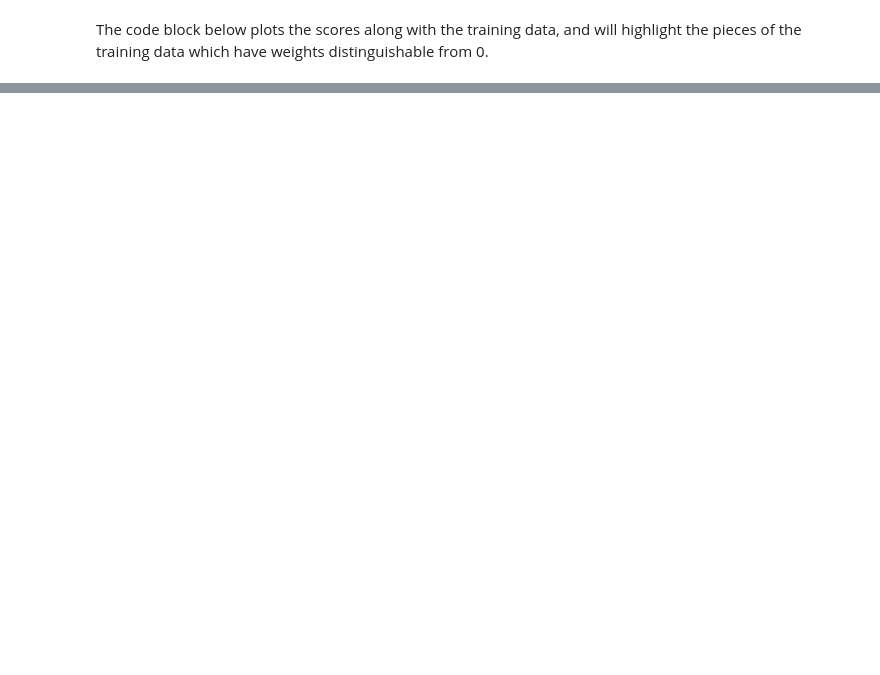
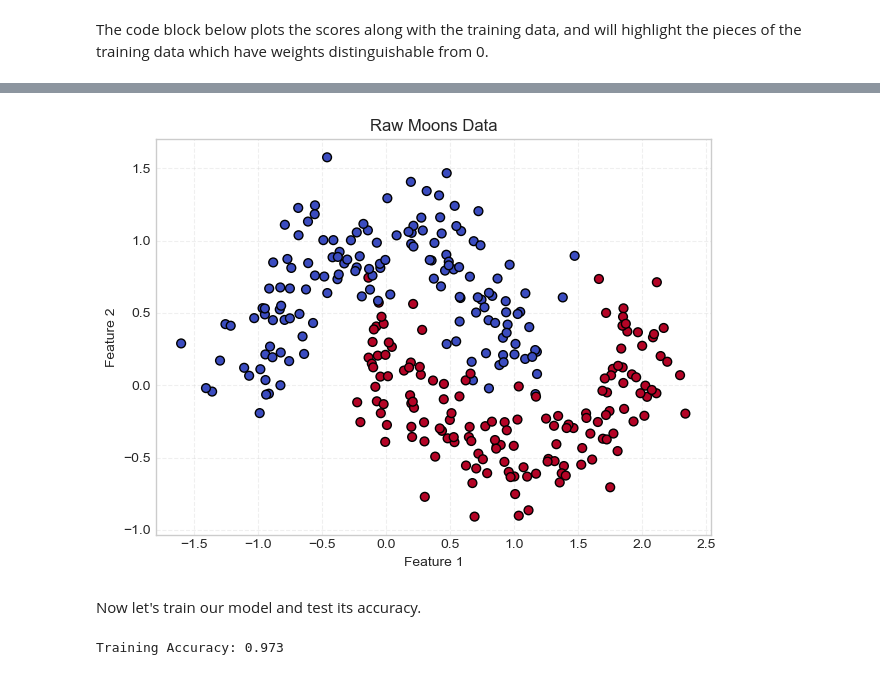
Before and after one commit to evanflaks/evanflaks.github.io, a Jupyter notebook: posts/kernel/index.ipynb, the cells around one changed output, grey strips where cells are left out. Saved outputs shown, nothing was run; the diff lists cells and outputs as text; code cells hidden in the pictures; blank space fills up the shorter version.

```diff
--- a/posts/kernel/index.ipynb
+++ b/posts/kernel/index.ipynb
@@ -191,0 +286,31 @@ Epoch 900: Loss = 6585.9546
+# %%
+from sklearn.datasets import make_moons
+import matplotlib.pyplot as plt
+
+# Generate moon data
+X_np, y_np = make_moons(n_samples=300, noise=0.2)
+X = torch.tensor(X_np, dtype=torch.float32)
+y = torch.tensor(y_np, dtype=torch.float32)
+
+plt.scatter(X[:, 0], X[:, 1], c=y, cmap="coolwarm", edgecolor="k", s=40)
+plt.title("Raw Moons Data")
+plt.xlabel("Feature 1")
+plt.ylabel("Feature 2")
+plt.grid(True, linestyle="--", alpha=0.3)
+plt.tight_layout()
+plt.show()
+# %% [output]
+[figure, added]
+# %% [markdown]
+Now let's train our model and test its accuracy.
+# %%
+# Train model
+model = KernelLogisticRegression(kernel_fn=rbf_kernel, lam=0.01, gamma=10)
+model.fit(X, y, lr=0.1, epochs=2000)
+
+# Accuracy
+y_hat = model.predict(X)
+acc = (y_hat == y).float().mean().item()
+print(f"Training Accuracy: {acc:.3f}")
+# %% [output]
+Training Accuracy: 0.973
```
Also changed, not shown: parts of 39 cells of this notebook, 17 other files.
